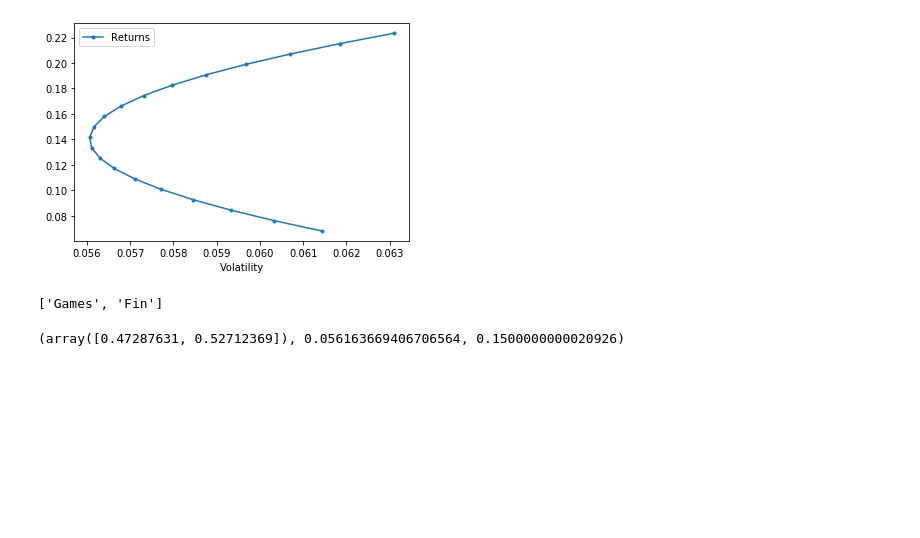
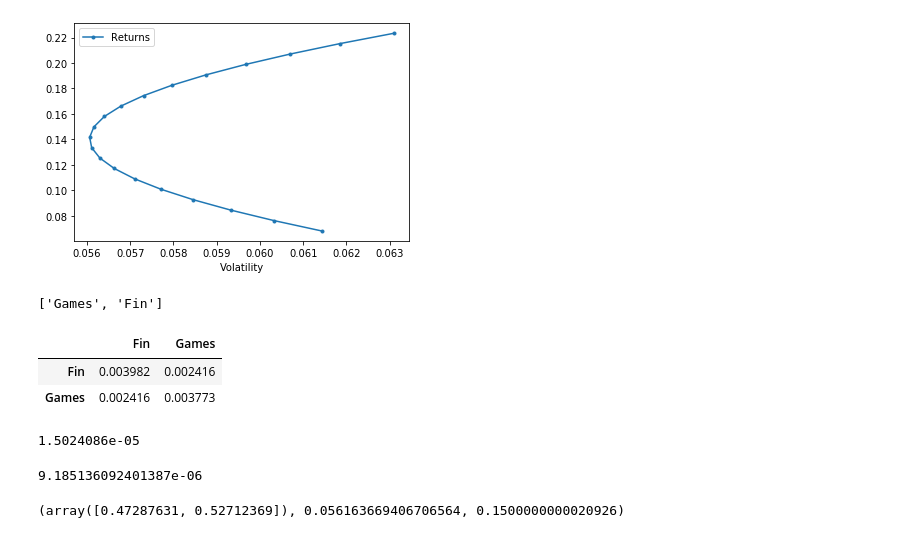
Before and after one commit to Juanchobanano/algo-trading, a Jupyter notebook: cousera/active/N Asset Efficient Frontier.ipynb, the cells around one changed output. Drawn from its saved outputs; the diff is of its cells as text; code cells hidden in the pictures; blank space fills up the shorter version.

```diff
--- a/cousera/active/N Asset Efficient Frontier.ipynb
+++ b/cousera/active/N Asset Efficient Frontier.ipynb
@@ -12,7 +12,7 @@ cov = ind["1996": "2000"].cov()
 # %%
 from scipy.optimize import minimize
 # %%
-l = ["Games", "Fin"]
+l = ["Fin", "Games"]
 erk.plot_ef2(20, er[l], cov.loc[l, l])
 # %% [output]
 <matplotlib.axes._subplots.AxesSubplot at 0x...>
@@ -47,6 +47,21 @@ def minimize_vol(target_return, er, cov):
 l
 # %% [output]
 ['Games', 'Fin']
+# %%
+cov.loc[l, l]
+# %% [output]
+|  | Fin | Games |
+| Fin | 0.003982 | 0.002416 |
+| Games | 0.002416 | 0.003773 |
+# %%
+0.003773*0.003982
+# %% [output]
+1.5024086e-05
+# %%
+import numpy as np
+np.linalg.det(np.array(cov.loc[l, l]))
+# %% [output]
+9.185136092401387e-06
 # %%
 w15 = erk.minimize_vol(0.15, er[l], cov.loc[l, l])
 vol15 = erk.portfolio_vol(w15, cov.loc[l, l])
```
Also changed, not shown: 1 other file.
